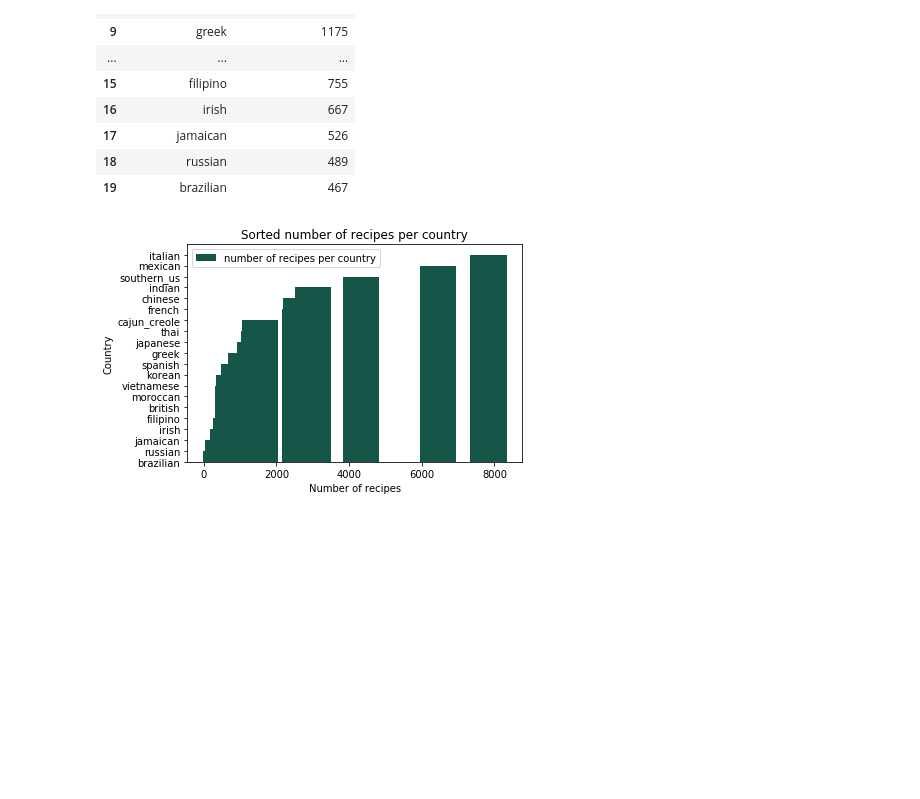
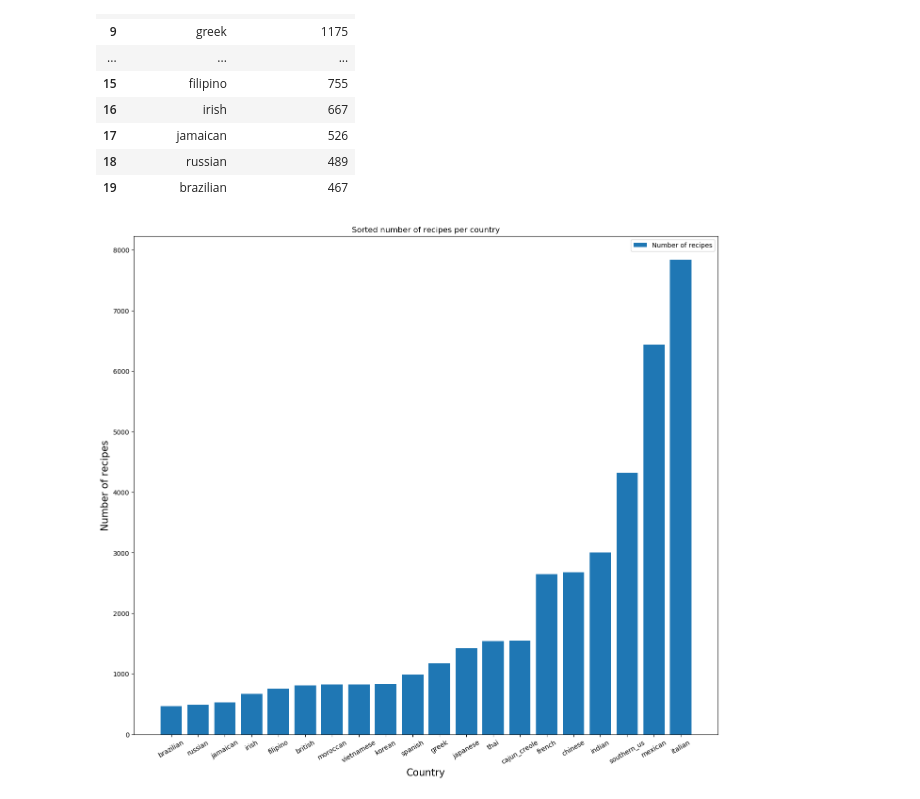
Before and after one commit to khalidBoufelfel/Whatscooking, a Jupyter notebook: Whats_cooking.ipynb, the cells around one changed output. Saved outputs shown, nothing was run; the diff lists cells and outputs as text; code cells hidden in the pictures; blank space fills up the shorter version.

Commit message:
Data Visualisation Training Set

```diff
--- a/Whats_cooking.ipynb
+++ b/Whats_cooking.ipynb
@@ -149,15 +151,18 @@ The number of recipes per countries is :
 | 19 | brazilian | 467 |
 # %%
 # plotting those recipes for more visibity
-width = 1000
-x_axis = n_recipes_per_country["Number of recipes"].tolist()[::-1]
-y_axis = n_recipes_per_country["cuisine (country)"].tolist()[::-1]
-plt.bar(x_axis, y_axis, width=width, label = "number of recipes per country", color = "#155648")
-#plt.xticks(x_axis,x)
-plt.xlabel("Number of recipes")
-plt.ylabel("Country")
+#label = "number of recipes per country"
+
+x_axis = n_recipes_per_country["cuisine (country)"].tolist()[::-1]
+y_axis = n_recipes_per_country["Number of recipes"].tolist()[::-1]
+index = np.arange(len(x_axis))
+plt.figure(figsize=(16, 14), dpi= 100, facecolor='w', edgecolor='k')
+plt.bar(x_axis, y_axis, label ="Number of recipes")
+plt.xticks(index, x_axis, fontsize=10, rotation = 30)
+plt.xlabel("Country", fontsize=15)
+plt.ylabel("Number of recipes", fontsize=15)
 plt.legend()
 plt.title("Sorted number of recipes per country")
 plt.show()
 # %% [output]
-[figure, old version]
+[figure, new version]
```
Also changed, not shown: parts of 5 cells of this notebook.
